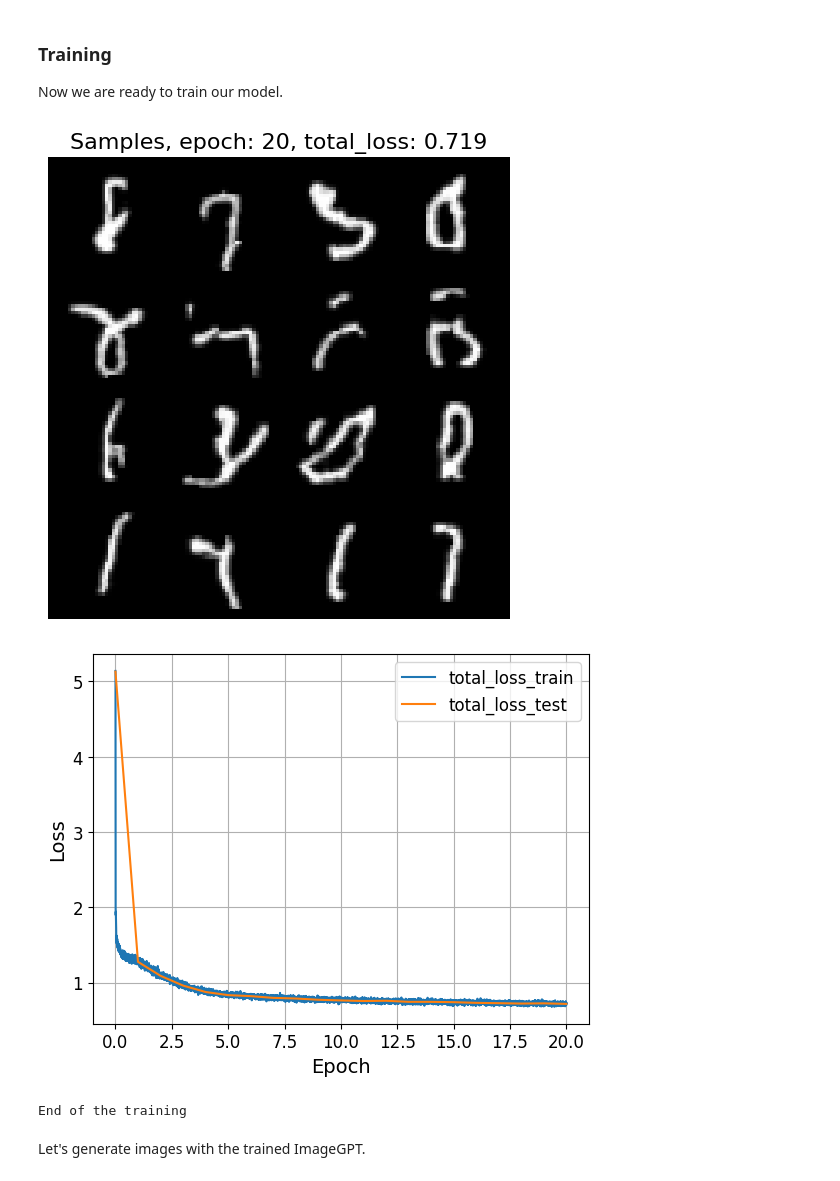
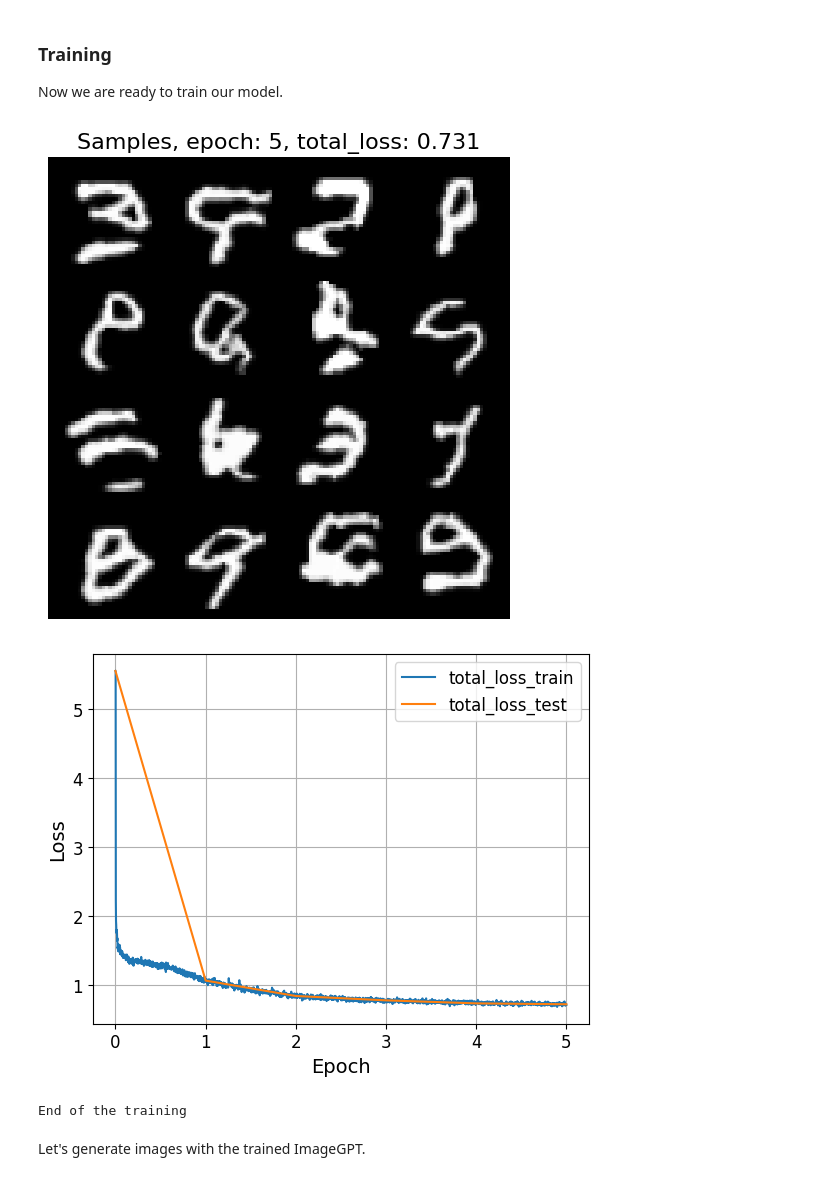
Before and after one commit to ma-tt-a/2026-DGM-MIPT-YSDA-course, a Jupyter notebook: homeworks/hw1.ipynb, the cells around one changed output. Cells and saved outputs as stored; diff of their text form; code cells hidden in the pictures.

```diff
--- a/homeworks/hw1.ipynb
+++ b/homeworks/hw1.ipynb
@@ -238,12 +404,14 @@ class ImageGPT(BaseModel):
         # "start of sequence" token (we initialize it from Normal distribution)
         self.sos = nn.Parameter(0.02 * torch.randn(embed_dim))
 
-
         # ====
         # your code
         # 1) define token_embeddings (we will have 256 embeddings in total, because pixels in range [0, 255])
         # 2) define position_embeddings (we will use nn.Embedding)
-
+        self.token_embeddings = nn.Embedding(
+            num_embeddings=256, embedding_dim=embed_dim)
+        self.position_embeddings = nn.Embedding(
+            num_embeddings=input_shape[0] * input_shape[1], embedding_dim=embed_dim)
         # ====
 
         self.layers = nn.ModuleList()
@@ -252,7 +420,10 @@ class ImageGPT(BaseModel):
         # 1) add decoder blocks to self.layers list
         # 2) define last LayerNorm
         # 3) define final Linear layer (without bias)
-
+        for _ in range(num_layers):
+            self.layers.append(TransformerBlock(embed_dim, num_heads))
+        self.ln = nn.LayerNorm(embed_dim)
+        self.lm_head = nn.Linear(embed_dim, 256, bias=False)
         # ====
 
     def add_sos_token(self, embeddings: torch.Tensor) -> torch.Tensor:
@@ -263,7 +434,9 @@ class ImageGPT(BaseModel):
         # 1) repeat sos token batch_size times (make it of size (1, batch_size, emd_size))
         # 2) drop last embedding from embeddings
         # 3) concat repeated sos token to embeddings (after dropping)
-
+        sos = self.sos.repeat(1, batch_size).reshape(
+            1, batch_size, self.embed_dim)
+        embeddings = torch.concat([sos, embeddings[:-1, ...]], dim=0)
         # ====
         return embeddings
 
@@ -274,7 +447,8 @@ class ImageGPT(BaseModel):
         # add positional embeddings
         # 1) define tensor with positions (just torch.arange) of size (length, 1)
         # 2) add position embeddings to initial embeddings
-
+        pos_ind = torch.arange(length)[:, None].to(embeddings.device)
+        embeddings = embeddings + self.position_embeddings(pos_ind)
         # ====
         return embeddings
 
@@ -291,10 +465,13 @@ class ImageGPT(BaseModel):
         # your code
         # 1) apply all decoder layers
         # 2) apply final LayerNorm and Linear layer
-
+        for layer in self.layers:
+            embeddings = layer(embeddings)
+        logits = self.lm_head(self.ln(embeddings))
         # ====
 
-        return logits.permute(1, 0, 2)  # (length, batch_size, emb_size) -> (batch_size, length, emb_size)
+        # (length, batch_size, emb_size) -> (batch_size, length, emb_size)
+        return logits.permute(1, 0, 2)
 
     def loss(self, x: torch.Tensor) -> dict:
         logits = self(x)
@@ -312,6 +489,7 @@ class ImageGPT(BaseModel):
             samples[:, i] = dist.sample()
         samples = samples.reshape(n_samples, 1, *self.input_shape)
         return samples.cpu().numpy()
+
 
 def test_image_gpt():
     batch_size, size = 8, 2
@@ -343,11 +521,11 @@ def test_image_gpt():
             f"Position {p} must add a vector filled with {p} to all batch elements."
         )
 
-
     x = torch.randint(0, 256, size=(batch_size, seq_len))
     assert image_gpt(x).shape == torch.Size([batch_size, seq_len, 256]), \
         "Output must have shape (batch_size, seq_len, 256) for 256-class pixels."
 
+
 test_image_gpt()
 # %% [markdown]
 ### Training
@@ -356,38 +534,39 @@ Now we are ready to train our model.
 # %%
 # ====
 # your code
 # choose these parameters
-EPOCHS =
-BATCH_SIZE =
-LR =
+EPOCHS = 5
+BATCH_SIZE = 128
+LR = 5e-3
 
-EMB_DIM =
-NUM_HEADS =
-NUM_LAYERS =
+EMB_DIM = 128
+NUM_HEADS = 8
+NUM_LAYERS = 6
 # ====
 
 image_gpt = ImageGPT((32, 32), EMB_DIM, NUM_HEADS, NUM_LAYERS)
 
 train_loader = data.DataLoader(train_data, batch_size=BATCH_SIZE, shuffle=True)
 test_loader = data.DataLoader(test_data, batch_size=BATCH_SIZE)
 
 # choose any optimizer/scheduler as you want
 optimizer = torch.optim.Adam(image_gpt.parameters(), lr=LR)
 
 train_model(
     image_gpt,
     train_loader,
     test_loader,
     epochs=EPOCHS,
     optimizer=optimizer,
     device=DEVICE,
-    n_samples=16, # Remember the inference is slow, so, you can lower the value
-    visualize_samples=True, # or you can turn off sampling by setting `visualize_samples=False`
+    n_samples=16,  # Remember the inference is slow, so, you can lower the value
+    # or you can turn off sampling by setting `visualize_samples=False`
+    visualize_samples=True,
     use_amp=True
 )
 # %% [output]
-[figure, old version]
+[figure, new version]
-[figure, old version]
+[figure, new version]
 End of the training
 # %% [markdown]
 Let's generate images with the trained ImageGPT.
```
Also changed, not shown: parts of 20 cells of this notebook.
